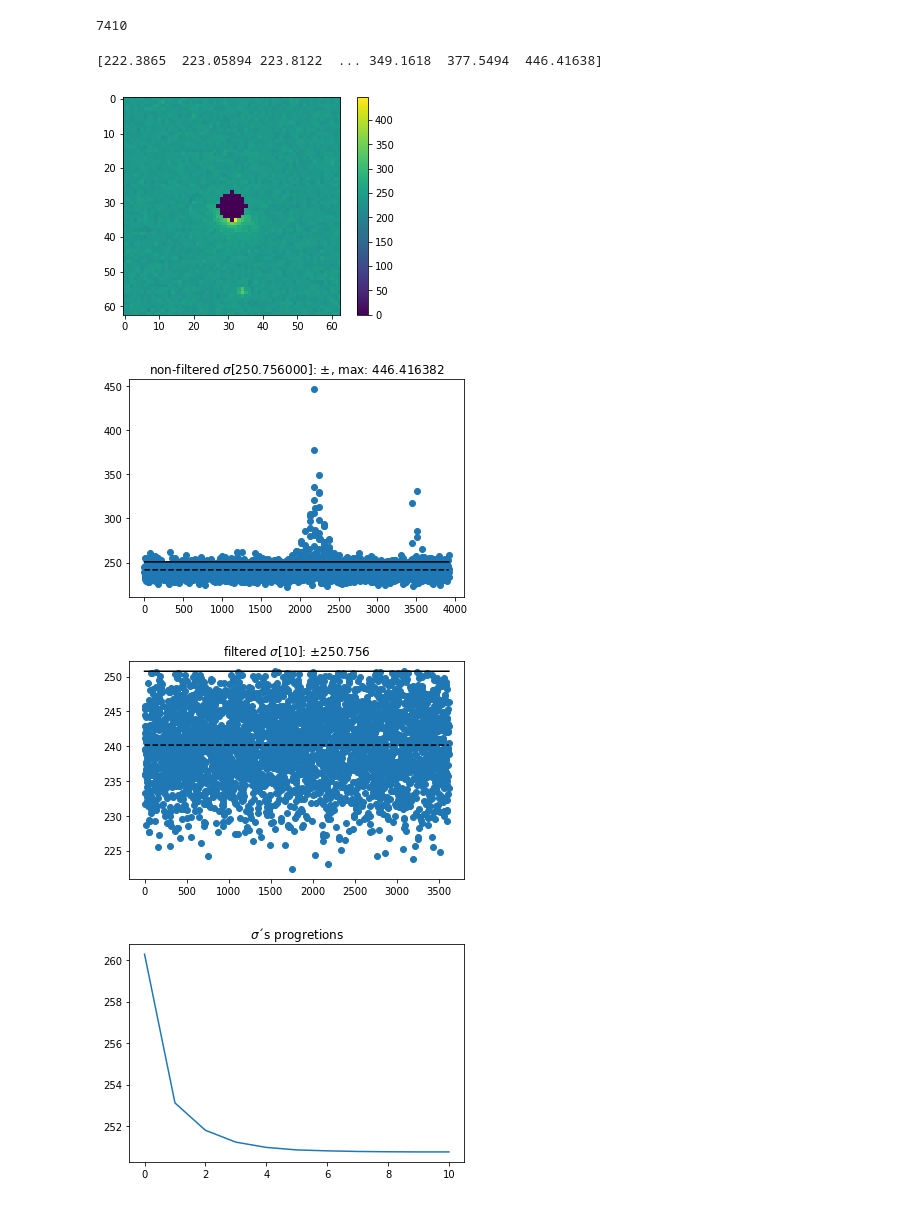
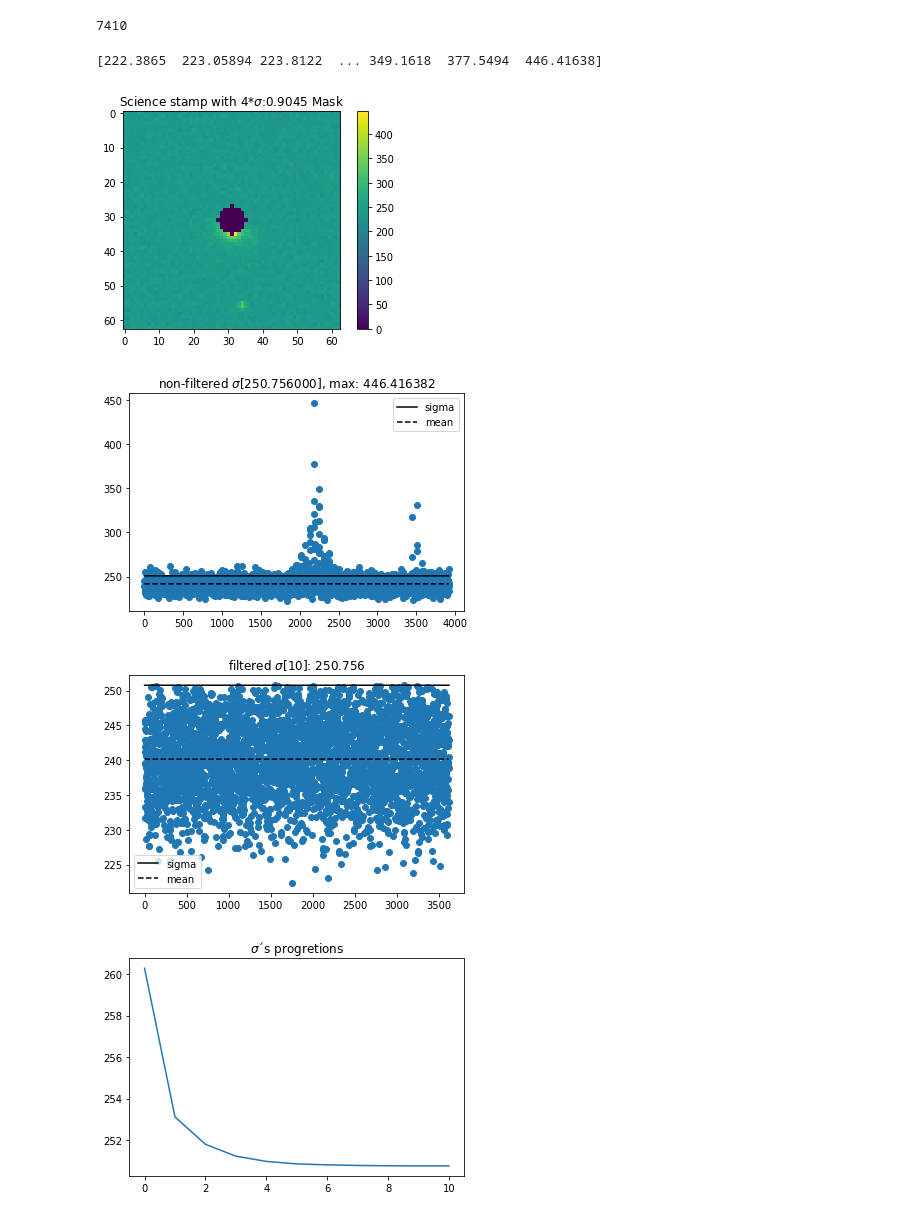
Before and after one commit to ReyesDeJong/ZTFsim, a Jupyter notebook: Sky_from_stamps.ipynb, the cells around one changed output. Cells and saved outputs as stored; diff of their text form; code cells hidden in the pictures.

```diff
--- a/Sky_from_stamps.ipynb
+++ b/Sky_from_stamps.ipynb
@@ -15,9 +15,16 @@ from astropy.io import fits
 import matplotlib.pylab as plt
 import pickle as pkl
 import numpy as np
+import sys
+import os
 %matplotlib inline
 
-data_path = '/home/asceta/Projects/Alerce/AlerceDHtest/datasets/ZTF'
+PATH_TO_PROJECT = os.path.abspath(
+    os.path.join(os.path.dirname('__file__'), ''))
+sys.path.append(PATH_TO_PROJECT)
+sys.path.append(os.path.join(PATH_TO_PROJECT,'..'))
+
+data_path = '../AlerceDHtest/datasets/ZTF'
 
 path = data_path+'/broker_reals.json'
 with open(path, "r") as f:
@@ -44,7 +51,7 @@ dataset['query_result'][0]['objectId']
 alerts = {}
 passbands = ["g", "r", "i"]
 for alert in dataset["query_result"]:
-    dict_in_stamp = {'stamp':None, 'filter': None, 'fwhm': None, 'mjd': None, 'field': None}
+    dict_in_stamp = {'science_stamp':None, 'filter': None, 'fwhm': None, 'mjd': None, 'field': None}
     #get params to save in dict
     dict_in_stamp['filter'] = passbands[alert["candidate"]["fid"]-1]
     dict_in_stamp['fwhm'] = alert["candidate"]["fwhm"]
@@ -55,7 +62,7 @@ for alert in dataset["query_result"]:
     with gzip.open(io.BytesIO(stamp), 'rb') as f:
         with fits.open(io.BytesIO(f.read())) as hdul:
             img = hdul[0].data
-    dict_in_stamp['stamp'] = img
+    dict_in_stamp['science_stamp'] = img
 
     stamp_id = alert["_id"]
 
@@ -91,14 +98,15 @@ if 'masked_sky' not in alerts[list(alerts.keys())[0]].keys():
     for alert_id in alerts:
         alert = alerts[alert_id]
         fw = alert['fwhm']
-        mask = ~createCircularMask(alert['stamp'].shape[0], alert['stamp'].shape[1], radius=n_sigmas*(fw/2.35482))
-        masked_sky = alert['stamp']*mask
+        mask = ~createCircularMask(alert['science_stamp'].shape[0], alert['science_stamp'].shape[1], radius=n_sigmas*(fw/2.35482))
+        masked_sky = alert['science_stamp']*mask
         alert['masked_sky'] = masked_sky
 
         sky_pixels_cord = np.argwhere(mask==True)
         sky_pixels = np.array([masked_sky[cord[0],cord[1]] for cord in list(sky_pixels_cord)])
         alert['sky_pixel_values'] = sky_pixels
 # %%
+#class to filter sky without considering nans
 class Sky_filter:
 
     def __init__(self, sky_pixels, n_sigma=2, filter_iterations=5):
@@ -106,7 +114,7 @@ class Sky_filter:
         self.n = n_sigma
         self.sigmas = np.empty((0))
         self.n_sigmas = np.empty((0))
-        self.sky_pixels = sky_pixels
+        self.sky_pixels = sky_pixels[np.logical_not(np.isnan(sky_pixels))]
 
     def get_n_sigma(self, sky_pixels):
         sigma = np.std(sky_pixels)
@@ -159,11 +167,12 @@ class Sky_filter:
         mean = np.full(self.sky_pixels.shape[0], np.mean(self.sky_pixels))
         plt.scatter(line, self.sky_pixels)
         #plt.lim(np.min(self.sky_pixels),np.max(self.sky_pixels))
-        plt.plot(line, n_sigma_line, color='black')
-        plt.plot(line, mean, '--', color='black')
+        plt.plot(line, n_sigma_line, color='black', label='sigma')
+        plt.plot(line, mean, '--', color='black', label='mean')
         #print(self.sky_pixels)
         #print(self.sky_pixels.shape)
-        plt.title(r'non-filtered $\sigma$[%f]: $\pm$, max: %f'%(self.n_sigmas[idx].round(decimals=3), np.max(self.sky_pixels)))
+        plt.title(r'non-filtered $\sigma$[%f], max: %f'%(self.n_sigmas[idx].round(decimals=3), np.max(self.sky_pixels)))
+        plt.legend()
         plt.show()
 
         filtered_sky = self.filtered_sky['it%i'%idx]
@@ -171,9 +180,10 @@ class Sky_filter:
         n_sigma_line = np.full(filtered_sky.shape[0], self.n_sigmas[idx])
         mean = np.full(filtered_sky.shape[0], np.mean(filtered_sky))
         plt.scatter(line, filtered_sky)
-        plt.plot(line, n_sigma_line, color='black')
-        plt.plot(line, mean,'--', color='black')
-        plt.title(r'filtered $\sigma$['+str(idx)+r']: $\pm$'+str(self.n_sigmas[idx].round(decimals=3)))
+        plt.plot(line, n_sigma_line, color='black', label='sigma')
+        plt.plot(line, mean, '--', color='black', label='mean')
+        plt.title(r'filtered $\sigma$['+str(idx)+r']: '+str(self.n_sigmas[idx].round(decimals=3)))
+        plt.legend()
         plt.show()
 
         self.plot_array(self.n_sigmas)
@@ -182,16 +192,17 @@ class Sky_filter:
 # %%
 #sky filter example
 alert_id = 1242
 sky_values = alerts[list(alerts.keys())[alert_id]]['sky_pixel_values']
 print(np.sort(sky_values))
 sky_filter = Sky_filter(sky_values)
 plt.imshow(alerts[list(alerts.keys())[alert_id]]['masked_sky'])
+plt.title(r'Science stamp with %i*$\sigma$:%0.4f Mask' %(n_sigmas, (alerts[list(alerts.keys())[alert_id]]['fwhm']/2.35482)))
 plt.colorbar()
 plt.show()
 sky_filter.plot_filtered_sky_sigmas(idx=10)
 # %% [output]
 [222.3865  223.05894 223.8122  ... 349.1618  377.5494  446.41638]
-[figure, old version]
+[figure, new version]
-[figure, old version]
+[figure, new version]
-[figure, old version]
+[figure, new version]
 [figure]
```
Also changed, not shown: parts of 14 cells of this notebook, 2 other files.
